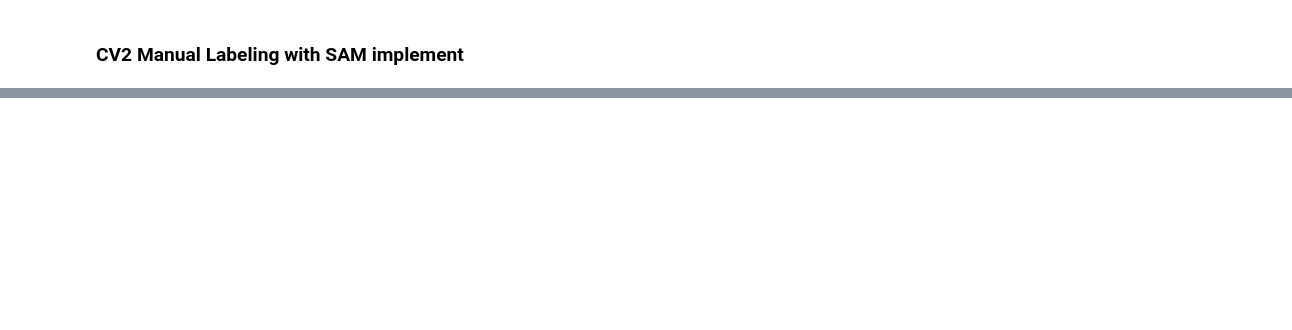
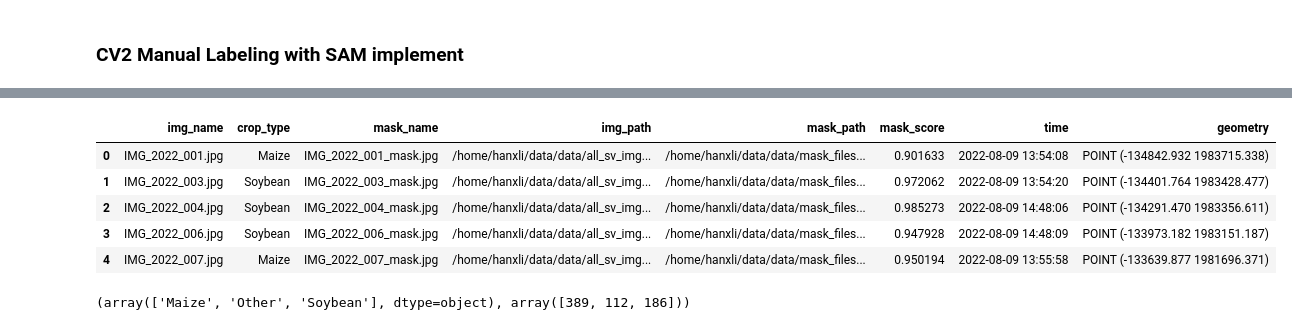
Before and after one commit to hanxLi/streetview_crop_classification, a Jupyter notebook: notebook/SAM2_manual_labeling.ipynb, the cells around one changed output, grey strips where cells are left out. Saved outputs shown, nothing was run; the diff lists cells and outputs as text; code cells hidden in the pictures; blank space fills up the shorter version.

```diff
--- a/notebook/SAM2_manual_labeling.ipynb
+++ b/notebook/SAM2_manual_labeling.ipynb
@@ -43,6 +45,7 @@ model_chkpt = "/Users/steeeve/Documents/csiss/segment-anything-2/checkpoints/sam
 model_cfg = "sam2_hiera_l.yaml"
 mask_gdf_path = "/Users/steeeve/Documents/csiss/data/mask_files/valid_img_mask.geojson"
 mask_fld_path = "/Users/steeeve/Documents/csiss/data/mask_files"
+filtered_mask_json = "/Users/steeeve/Documents/csiss/data/mask_files/evaluated_img_mask_pair.geojson"
 # %%
 gdf = gpd.read_file(df_path, driver="GEOJSON")
 gdf_crop = gdf.loc[gdf.crop_type != "Other"].reset_index(drop=True)
@@ -57,0 +82,3 @@ evaluate_img_mask_pair(mask_gdf, mask_fld_path)
+# %%
+gdf_filtered = gpd.read_file(filtered_mask_json, driver="GEOJSON")
+gdf_filtered.head(3)
@@ -57,0 +97,4 @@ evaluate_img_mask_pair(mask_gdf, mask_fld_path)
+# %%
+all_imgs_csiss = "/Users/steeeve/Documents/csiss/data/iowa_nebraska_labeled_imgs_filtered_reclass.json"
+gdf = gpd.read_file(all_imgs_csiss, driver='GeoJSON')
+gdf_other = gdf.loc[gdf["crop_type"] == "Other"]
@@ -57,0 +144,17 @@ evaluate_img_mask_pair(mask_gdf, mask_fld_path)
+# %%
+gdf_other_sorted = gdf_other.copy()
+for index, row in tqdm(gdf_other_sorted.iterrows(), total=gdf_other_sorted.shape[0], desc="Processing Images"):
+
+
+    mask_name = f"{row['Name'].split('.')[0]}_mask.jpg"
+    mask_path = os.path.join("/home/hanxli/data/data/mask_files", mask_name)
+
+    gdf_other_sorted.loc[index, "mask_name"] = mask_name
+    gdf_other_sorted.loc[index, "mask_path"] = mask_path
+    gdf_other_sorted.loc[index, "mask_score"] = 0
+
+gdf_other_sorted = gdf_other_sorted[["Name", "crop_type", "mask_name", "save_path", "mask_path",
+                     "mask_score", "Timestamp", "geometry"]].rename(columns={"Name": "img_name",
+                                                                             "save_path": "img_path",
+                                                                             "Timestamp": "time"})
+gdf_other_sorted.head(3)
@@ -57,0 +166,17 @@ evaluate_img_mask_pair(mask_gdf, mask_fld_path)
+# %%
+gdf_concat = pd.concat([gdf_filtered, gdf_other_sorted], ignore_index=True)
+
+# Reset the index after concatenation
+gdf_concat = gdf_concat.reset_index(drop=True)
+gdf_concat.head()
+# %% [output]
+|  | img_name | crop_type | mask_name | img_path | mask_path | mask_score | time | geometry |
+| 0 | IMG_2022_001.jpg | Maize | IMG_2022_001_mask.jpg | /home/hanxli/data/data/all_sv_img... | /home/hanxli/data/data/mask_files... | 0.901633 | 2022-08-09 13:54:08 | POINT (-134842.932 1983715.338) |
+| 1 | IMG_2022_003.jpg | Soybean | IMG_2022_003_mask.jpg | /home/hanxli/data/data/all_sv_img... | /home/hanxli/data/data/mask_files... | 0.972062 | 2022-08-09 13:54:20 | POINT (-134401.764 1983428.477) |
+| 2 | IMG_2022_004.jpg | Soybean | IMG_2022_004_mask.jpg | /home/hanxli/data/data/all_sv_img... | /home/hanxli/data/data/mask_files... | 0.985273 | 2022-08-09 14:48:06 | POINT (-134291.470 1983356.611) |
+| 3 | IMG_2022_006.jpg | Soybean | IMG_2022_006_mask.jpg | /home/hanxli/data/data/all_sv_img... | /home/hanxli/data/data/mask_files... | 0.947928 | 2022-08-09 14:48:09 | POINT (-133973.182 1983151.187) |
+| 4 | IMG_2022_007.jpg | Maize | IMG_2022_007_mask.jpg | /home/hanxli/data/data/all_sv_img... | /home/hanxli/data/data/mask_files... | 0.950194 | 2022-08-09 13:55:58 | POINT (-133639.877 1981696.371) |
+# %%
+np.unique(gdf_concat["crop_type"], return_counts=True)
+# %% [output]
+(array(['Maize', 'Other', 'Soybean'], dtype=object), array([389, 112, 186]))
```
Also changed, not shown: parts of 15 cells of this notebook, 4 other files.
